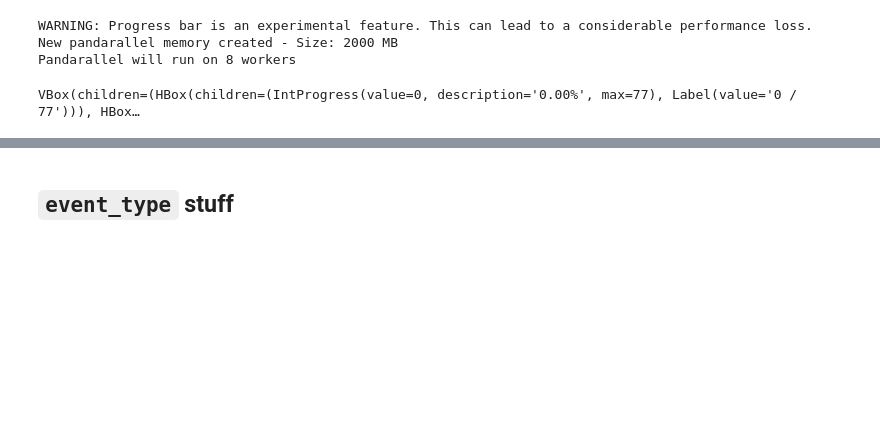
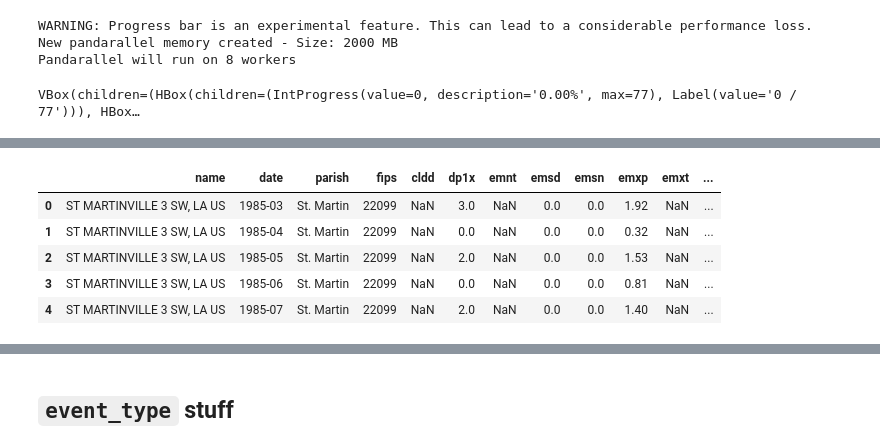
Before and after one commit to jennyrhee/flood-events, a Jupyter notebook: notebooks/data_wrangling.ipynb, the cells around one changed output, grey strips where cells are left out. Drawn from its saved outputs; the diff is of its cells as text; code cells hidden in the pictures; blank space fills up the shorter version.

```diff
--- a/notebooks/data_wrangling.ipynb
+++ b/notebooks/data_wrangling.ipynb
@@ -607,0 +676,12 @@ met_coords.head()
+# %%
+# Checking percentage of missing data for each column
+check_vars = []
+for col, count in met_df.count().to_dict().items():
+    perc_missing = 100 - (count / len(met_df) * 100)
+    print(f'{col:7}: ' + f'{perc_missing:5.1f}'  + '% missing')
+
+    # If more than 20% data missing, further investigate
+    if perc_missing > 20:
+        check_vars.append(col)
+
+print('\nCheck:', check_vars)
@@ -607,0 +706,14 @@ met_coords.head()
+# %%
+# Checking how many parishes have data
+print(len(met_df.parish.unique()), 'total parishes\n')
+
+drop_vars = []
+for var in check_vars:
+    parish_count = len(met_df[met_df[var].notnull()].parish.unique())
+    print(var, f'{parish_count:2}', 'parishes with values')
+
+    # If more than half of parishes missing, drop columns
+    if parish_count < 32:
+        drop_vars.append(var)
+
+print('\nDrop vars:', drop_vars)
@@ -607,0 +732,10 @@ met_coords.head()
+# %%
+met_df = met_df.drop(drop_vars, axis=1)
+met_df.head()
+# %% [output]
+|  | name | date | parish | fips | cldd | dp1x | emnt | emsd | emsn | emxp | emxt | ... |
+| 0 | ST MARTINVILLE 3 SW, LA US | 1985-03 | St. Martin | 22099 | NaN | 3.0 | NaN | 0.0 | 0.0 | 1.92 | NaN | ... |
+| 1 | ST MARTINVILLE 3 SW, LA US | 1985-04 | St. Martin | 22099 | NaN | 0.0 | NaN | 0.0 | 0.0 | 0.32 | NaN | ... |
+| 2 | ST MARTINVILLE 3 SW, LA US | 1985-05 | St. Martin | 22099 | NaN | 2.0 | NaN | 0.0 | 0.0 | 1.53 | NaN | ... |
+| 3 | ST MARTINVILLE 3 SW, LA US | 1985-06 | St. Martin | 22099 | NaN | 0.0 | NaN | 0.0 | 0.0 | 0.81 | NaN | ... |
+| 4 | ST MARTINVILLE 3 SW, LA US | 1985-07 | St. Martin | 22099 | NaN | 2.0 | NaN | 0.0 | 0.0 | 1.40 | NaN | ... |
```
Also changed, not shown: parts of 13 cells of this notebook.
